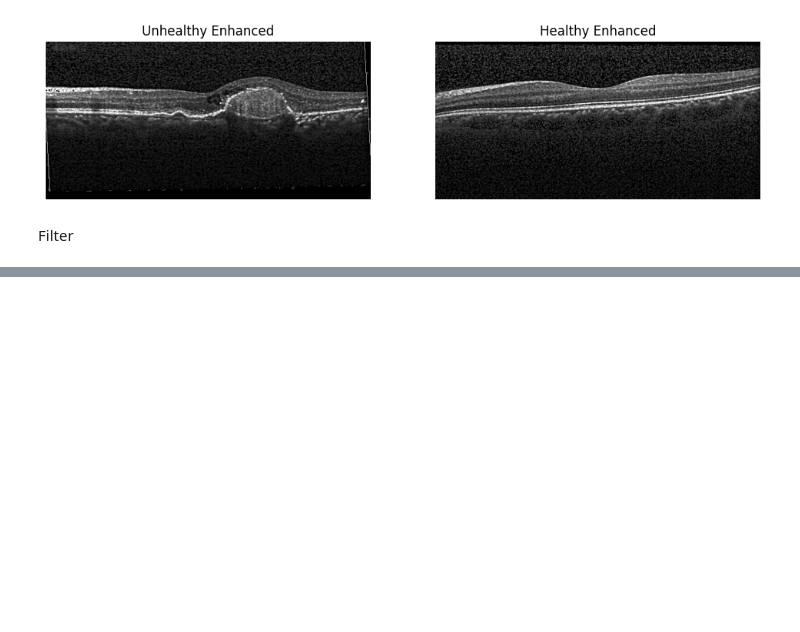
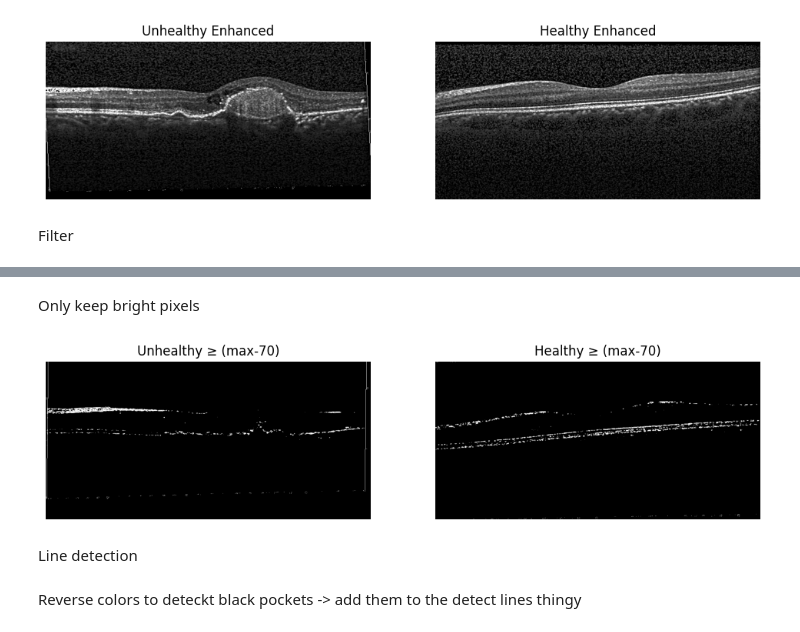
Before and after one commit to m2802h/Computer-Vision, a Jupyter notebook: Project.ipynb, the cells around one changed output, grey strips where cells are left out. Cells and saved outputs as stored; diff of their text form; code cells hidden in the pictures; blank space fills up the shorter version.

Commit message:
added contrast function and andded wonky line feature

```diff
--- a/Project.ipynb
+++ b/Project.ipynb
@@ -226,0 +227,43 @@ Computed horizontal edges for 250 unhealthy and 250 healthy images.
+# %% [markdown]
+Only keep bright pixels
+# %%
+import numpy as np
+import matplotlib.pyplot as plt
+import PIL.Image
+
+def keep_top_band(pil_list, delta=20):
+    """
+    For each PIL 'L' image:
+      - find max intensity
+      - threshold at max - delta
+      - keep original values where >= threshold, else 0
+    Returns list of uint8 numpy arrays.
+    """
+    out = []
+    for im in pil_list:
+        # ensure grayscale ndarray
+        if isinstance(im, PIL.Image.Image):
+            g = np.array(im.convert("L"), dtype=np.uint8)
+        else:
+            g = np.array(im, dtype=np.uint8)
+        maxv = int(g.max())
+        thr = max(0, maxv - int(delta))
+        keep = (g >= thr)
+        result = np.where(keep, g, 0).astype(np.uint8)
+        out.append(result)
+    return out
+
+# Apply to your variables (no files saved)
+unhealthy_top = keep_top_band(images_unhealthy_enhanced, delta=70)
+healthy_top   = keep_top_band(images_healthy_enhanced,   delta=70)
+
+# Quick visual check on the 5th item (index 4). Change to 5 for the 6th, etc.
+idx = 6
+plt.figure(figsize=(12,5))
+plt.subplot(1,2,1); plt.imshow(unhealthy_top[idx], cmap='gray'); plt.axis('off'); plt.title('Unhealthy ≥ (max-70)')
+plt.subplot(1,2,2); plt.imshow(healthy_top[idx],   cmap='gray'); plt.axis('off');  plt.title('Healthy ≥ (max-70)')
+plt.show()
+# %% [output]
+[figure, added]
+# %% [markdown]
+Line detection
@@ -226,0 +392,2 @@ Computed horizontal edges for 250 unhealthy and 250 healthy images.
+# %% [markdown]
+Reverse colors to deteckt black pockets -> add them to the detect lines thingy
```
Also changed, not shown: parts of 3 cells of this notebook.
